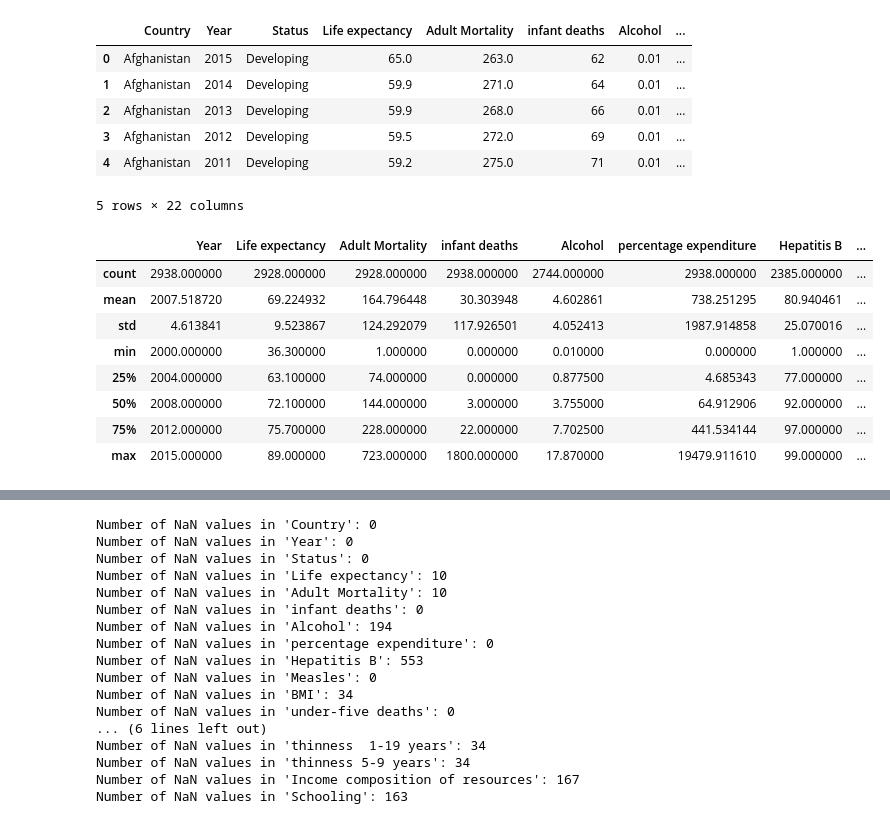
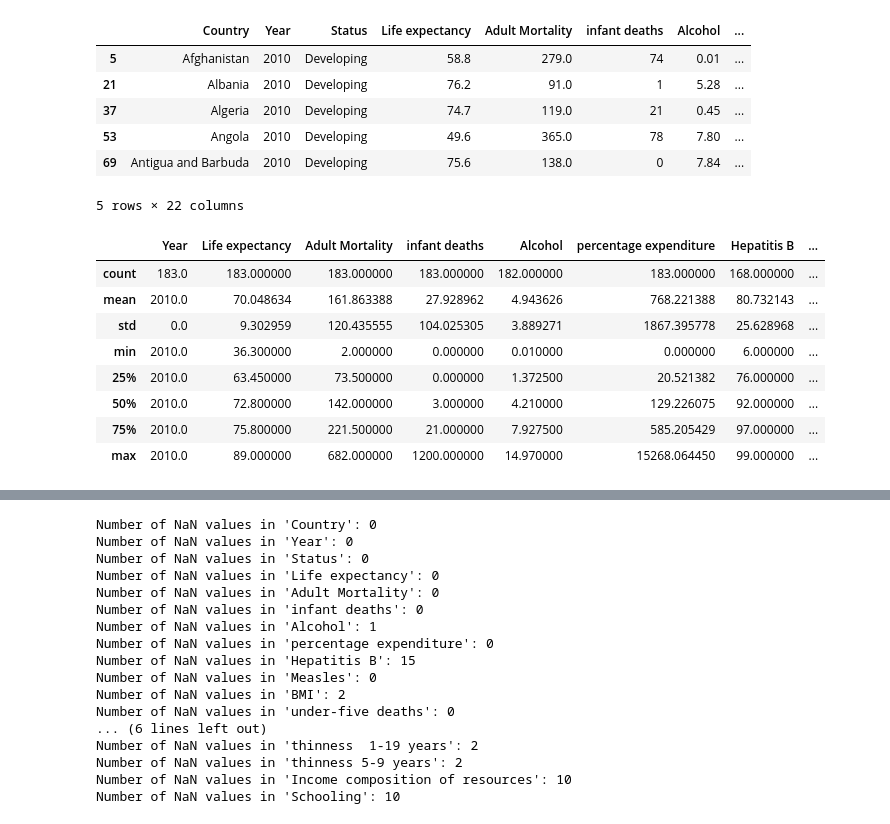
Before and after one commit to M-Woi/IBMCoursera, a Jupyter notebook: Life_xpectancy.ipynb, the cells around one changed output, grey strips where cells are left out. Saved outputs shown, nothing was run; the diff lists cells and outputs as text; code cells hidden in the pictures.

```diff
--- a/Life_xpectancy.ipynb
+++ b/Life_xpectancy.ipynb
@@ -36,11 +154,12 @@ Requirement already satisfied: six in /usr/local/lib/python3.10/dist-packages (f
 # %%
 who_df = pd.read_csv("/content/Life Expectancy Data.csv")
-who_df.head()
+who_df_10 = who_df[who_df['Year'] == 2010] # narrowing down to 2010
+who_df_10.head()
 # %% [output]
 |  | Country | Year | Status | Life expectancy | Adult Mortality | infant deaths | Alcohol | ... |
-| 0 | Afghanistan | 2015 | Developing | 65.0 | 263.0 | 62 | 0.01 | ... |
-| 1 | Afghanistan | 2014 | Developing | 59.9 | 271.0 | 64 | 0.01 | ... |
-| 2 | Afghanistan | 2013 | Developing | 59.9 | 268.0 | 66 | 0.01 | ... |
-| 3 | Afghanistan | 2012 | Developing | 59.5 | 272.0 | 69 | 0.01 | ... |
-| 4 | Afghanistan | 2011 | Developing | 59.2 | 275.0 | 71 | 0.01 | ... |
+| 5 | Afghanistan | 2010 | Developing | 58.8 | 279.0 | 74 | 0.01 | ... |
+| 21 | Albania | 2010 | Developing | 76.2 | 91.0 | 1 | 5.28 | ... |
+| 37 | Algeria | 2010 | Developing | 74.7 | 119.0 | 21 | 0.45 | ... |
+| 53 | Angola | 2010 | Developing | 49.6 | 365.0 | 78 | 7.80 | ... |
+| 69 | Antigua and Barbuda | 2010 | Developing | 75.6 | 138.0 | 0 | 7.84 | ... |
 5 rows × 22 columns
@@ -56,13 +166,13 @@ profile.to_file('whoreport.html')
 # %%
-who_df.describe()
+who_df_10.describe()
 # %% [output]
 |  | Year | Life expectancy | Adult Mortality | infant deaths | Alcohol | percentage expenditure | Hepatitis B | ... |
-| count | 2938.000000 | 2928.000000 | 2928.000000 | 2938.000000 | 2744.000000 | 2938.000000 | 2385.000000 | ... |
-| mean | 2007.518720 | 69.224932 | 164.796448 | 30.303948 | 4.602861 | 738.251295 | 80.940461 | ... |
-| std | 4.613841 | 9.523867 | 124.292079 | 117.926501 | 4.052413 | 1987.914858 | 25.070016 | ... |
-| min | 2000.000000 | 36.300000 | 1.000000 | 0.000000 | 0.010000 | 0.000000 | 1.000000 | ... |
-| 25% | 2004.000000 | 63.100000 | 74.000000 | 0.000000 | 0.877500 | 4.685343 | 77.000000 | ... |
-| 50% | 2008.000000 | 72.100000 | 144.000000 | 3.000000 | 3.755000 | 64.912906 | 92.000000 | ... |
-| 75% | 2012.000000 | 75.700000 | 228.000000 | 22.000000 | 7.702500 | 441.534144 | 97.000000 | ... |
-| max | 2015.000000 | 89.000000 | 723.000000 | 1800.000000 | 17.870000 | 19479.911610 | 99.000000 | ... |
+| count | 183.0 | 183.000000 | 183.000000 | 183.000000 | 182.000000 | 183.000000 | 168.000000 | ... |
+| mean | 2010.0 | 70.048634 | 161.863388 | 27.928962 | 4.943626 | 768.221388 | 80.732143 | ... |
+| std | 0.0 | 9.302959 | 120.435555 | 104.025305 | 3.889271 | 1867.395778 | 25.628968 | ... |
+| min | 2010.0 | 36.300000 | 2.000000 | 0.000000 | 0.010000 | 0.000000 | 6.000000 | ... |
+| 25% | 2010.0 | 63.450000 | 73.500000 | 0.000000 | 1.372500 | 20.521382 | 76.000000 | ... |
+| 50% | 2010.0 | 72.800000 | 142.000000 | 3.000000 | 4.210000 | 129.226075 | 92.000000 | ... |
+| 75% | 2010.0 | 75.800000 | 221.500000 | 21.000000 | 7.927500 | 585.205429 | 97.000000 | ... |
+| max | 2010.0 | 89.000000 | 682.000000 | 1200.000000 | 14.970000 | 15268.064450 | 99.000000 | ... |
 # %%
@@ -90,25 +200,25 @@ Schooling                          float64
 dtype: object
 # %%
 # Iterate through columns and print the number of NaN values
-for column in who_df.columns:
-    nan_count = who_df[column].isnull().sum()
+for column in who_df_10.columns:
+    nan_count = who_df_10[column].isnull().sum()
     print(f"Number of NaN values in '{column}': {nan_count}")
 # %% [output]
 Number of NaN values in 'Country': 0
 Number of NaN values in 'Year': 0
 Number of NaN values in 'Status': 0
-Number of NaN values in 'Life expectancy': 10
-Number of NaN values in 'Adult Mortality': 10
+Number of NaN values in 'Life expectancy': 0
+Number of NaN values in 'Adult Mortality': 0
 Number of NaN values in 'infant deaths': 0
-Number of NaN values in 'Alcohol': 194
+Number of NaN values in 'Alcohol': 1
 Number of NaN values in 'percentage expenditure': 0
-Number of NaN values in 'Hepatitis B': 553
+Number of NaN values in 'Hepatitis B': 15
 Number of NaN values in 'Measles': 0
-Number of NaN values in 'BMI': 34
+Number of NaN values in 'BMI': 2
 Number of NaN values in 'under-five deaths': 0
 ... (6 lines left out)
-Number of NaN values in 'thinness  1-19 years': 34
-Number of NaN values in 'thinness 5-9 years': 34
-Number of NaN values in 'Income composition of resources': 167
-Number of NaN values in 'Schooling': 163
+Number of NaN values in 'thinness  1-19 years': 2
+Number of NaN values in 'thinness 5-9 years': 2
+Number of NaN values in 'Income composition of resources': 10
+Number of NaN values in 'Schooling': 10
 # %%
```
Also changed, not shown: parts of 20 cells of this notebook.
